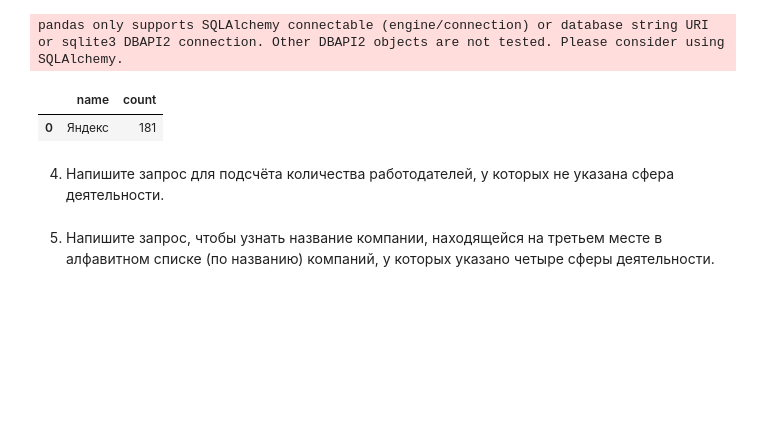
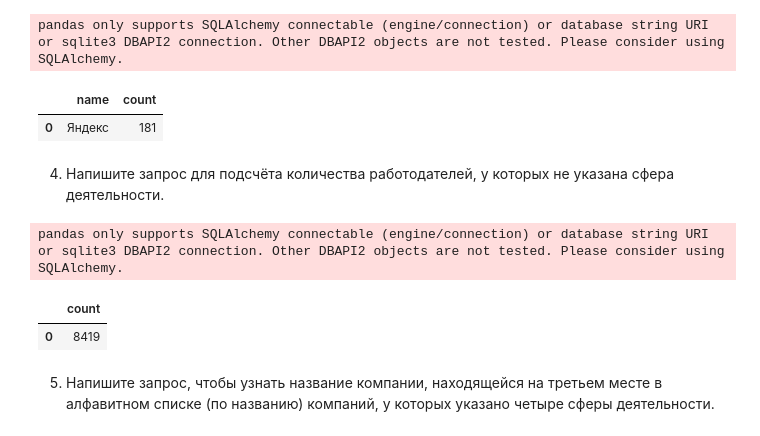
Before and after one commit to Alex1990opac/project_2, a Jupyter notebook: Project_2_Ноутбук_шаблон.ipynb, the cells around one changed output. Cells and saved outputs as stored; diff of their text form; code cells hidden in the pictures; blank space fills up the shorter version.

```diff
--- a/Project_2_Ноутбук_шаблон.ipynb
+++ b/Project_2_Ноутбук_шаблон.ipynb
@@ -356,8 +355,19 @@ pandas only supports SQLAlchemy connectable (engine/connection) or database stri
 4. Напишите запрос для подсчёта количества работодателей, у которых не указана сфера деятельности.
 # %%
 # текст запроса
+query = f'''select count(e.id)
+    from public.EMPLOYERS as e
+    left join public.EMPLOYERS_INDUSTRIES as a on e.id = a.employer_id
+    where a.industry_id is null
+    '''
 # %%
 # результат запроса
+df= pd.read_sql_query(query,connection)
+display(df)
+# %% [output]
+pandas only supports SQLAlchemy connectable (engine/connection) or database string URI or sqlite3 DBAPI2 connection. Other DBAPI2 objects are not tested. Please consider using SQLAlchemy.
+|  | count |
+| 0 | 8419 |
 # %% [markdown]
 5. Напишите запрос, чтобы узнать название компании, находящейся на третьем месте в алфавитном списке (по названию) компаний, у которых указано четыре сферы деятельности.
 # %%
```
Also changed, not shown: parts of 6 cells of this notebook.
